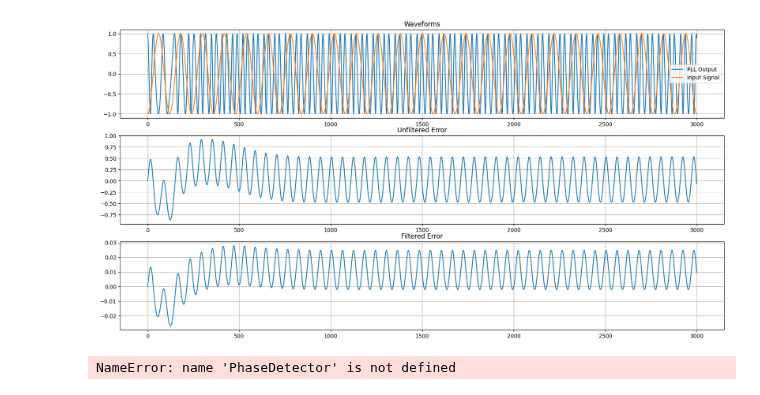
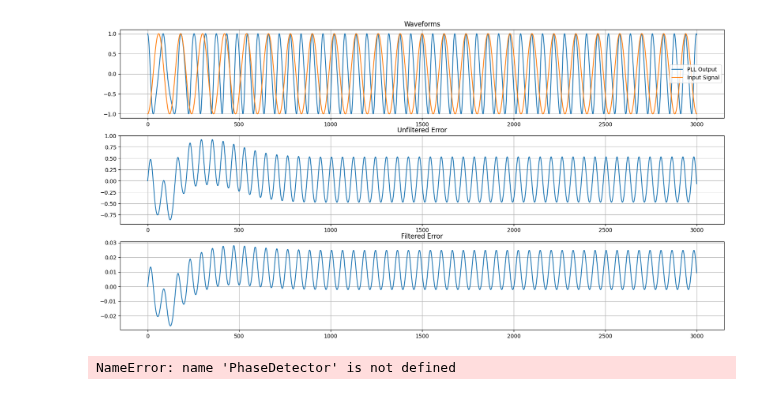
Before and after one commit to stevester94/notebooks, a Jupyter notebook: phase-locked-loop/PLL.ipynb, the cells around one changed output. Drawn from its saved outputs; the diff is of its cells as text; code cells hidden in the pictures.

```diff
--- a/phase-locked-loop/PLL.ipynb
+++ b/phase-locked-loop/PLL.ipynb
@@ -34,7 +34,7 @@ cos_out = []
 
 
 
-pll = Fast_PhaseLockedLoop( K_i, K_p, K_0, in_f_Hz, fs, f_multiplier=4 )
+pll = Fast_PhaseLockedLoop( K_i, K_p, K_0, in_f_Hz, fs, f_multiplier=2 )
 for n in range(len(t)):
     _cos_out, _sin_out, _e_D, _e_F = pll.proc( in_sig[n] )
 
@@ -44,34 +44,34 @@ for n in range(len(t)):
 
 # Create a Figure
 fig = plt.figure()
 fig.set_figheight(10)
 fig.set_figwidth(20)
 
 # Set up Axes
 ax1 = fig.add_subplot(311)
 # ax1.plot(cos_out[int(-fs/in_f_Hz)*10:], label='PLL Output')
 ax1.plot(cos_out, label='PLL Output')
 plt.grid()
 # ax1.plot(in_sig[int(-fs/in_f_Hz)*10:], label='Input Signal')
 ax1.plot(in_sig, label='Input Signal')
 plt.legend()
 ax1.set_title('Waveforms')
 
 # Show the plot
 #plt.show()
 
 ax2 = fig.add_subplot(312)
 ax2.plot( e_D )
 plt.grid()
 ax2.set_title('Unfiltered Error')
 
 ax3 = fig.add_subplot(313)
 ax3.plot( e_F )
 plt.grid()
 ax3.set_title('Filtered Error')
 plt.show()
 # %% [output]
-[figure, old version]
+[figure, new version]
 # %%
 # OK, what does the phase detector do?
 
```
